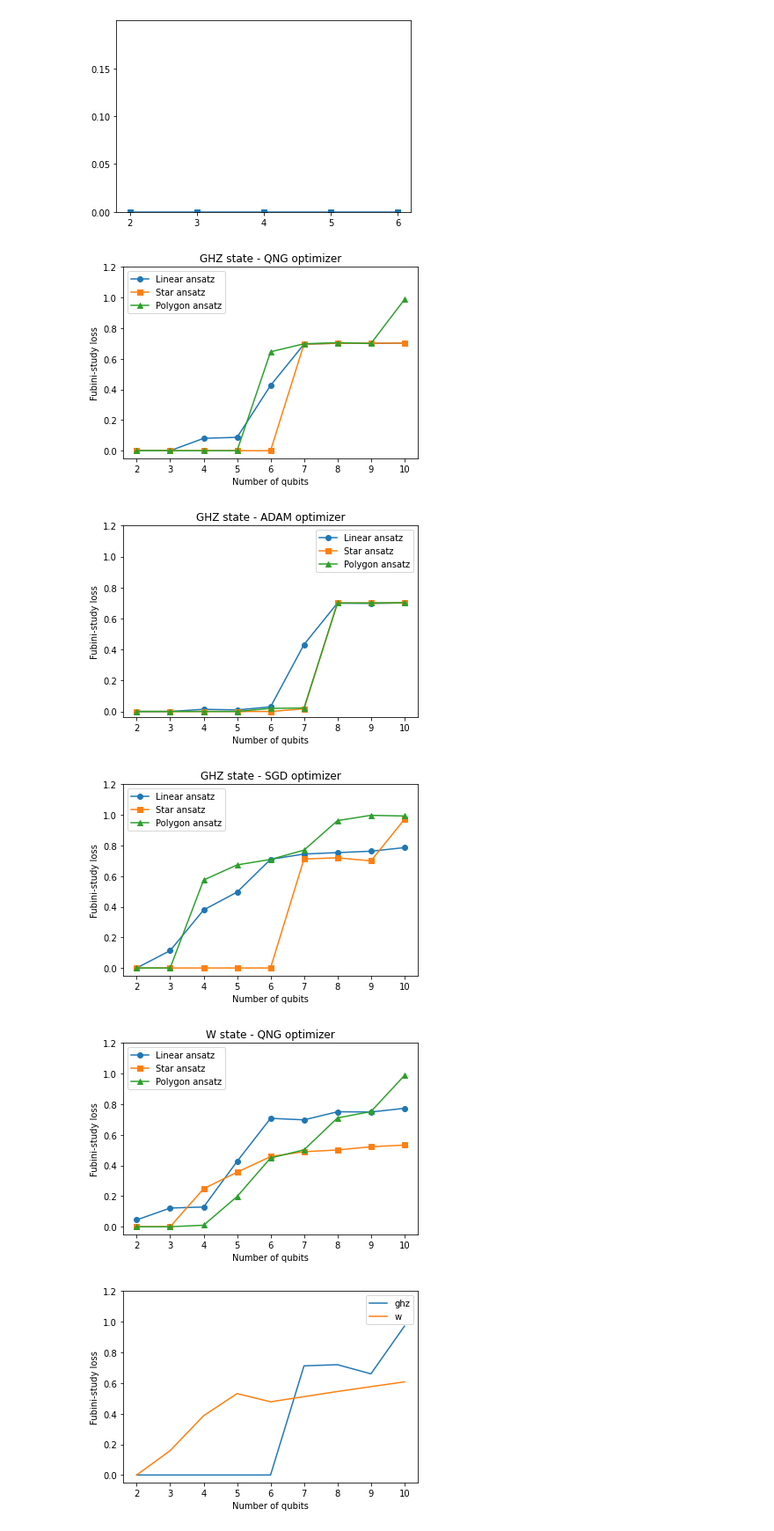
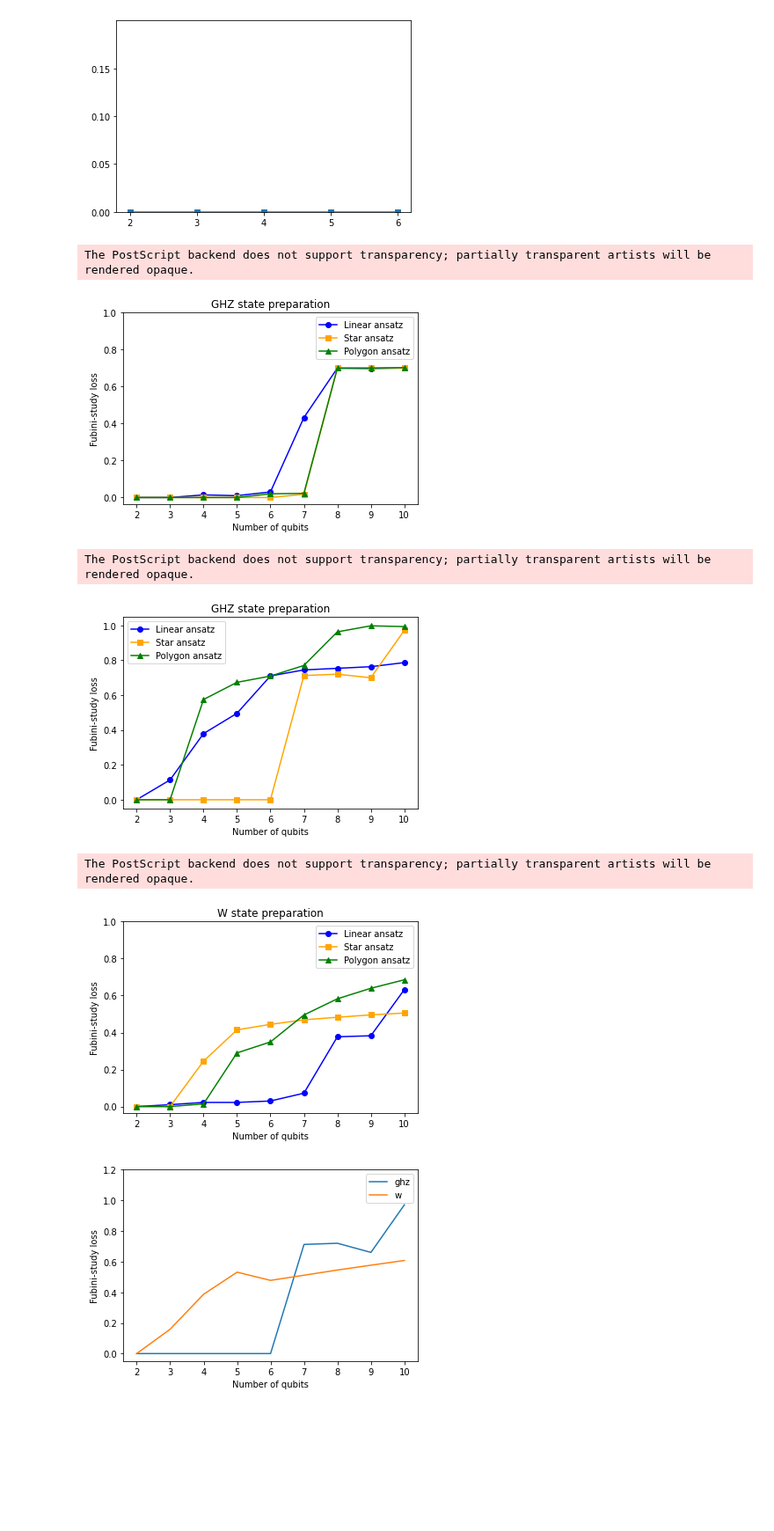
Before and after one commit to vutuanhai237/UC-VQA, a Jupyter notebook: codes/plot_compare_ansatz.ipynb, the cells around one changed output. Shown at 88% size. Cells and saved outputs as stored; diff of their text form; code cells hidden in the pictures; blank space fills up the shorter version.

```diff
--- a/codes/plot_compare_ansatz.ipynb
+++ b/codes/plot_compare_ansatz.ipynb
@@ -2,3 +2,17 @@
 import pandas as pd
 import numpy as np
 from matplotlib import pyplot as plt
+# %%
+state = 'w'
+ansatz = 'linear_ansatz_'
+path = "../experiments/" + ansatz + state + "/" + str(3) + '/loss_values_sgd.csv'
+loss1 = pd.read_csv(path, sep=",", header=None).to_numpy()
+path = "../experiments/" + ansatz + state + "/" + str(3) + '/loss_values_adam.csv'
+loss2 = pd.read_csv(path, sep=",", header=None).to_numpy()
+path = "../experiments/" + ansatz + state + "/" + str(3) + '/loss_values_qng.csv'
+loss3 = pd.read_csv(path, sep=",", header=None).to_numpy()
+plt.plot(loss1, label = 'SGD')
+plt.plot(loss2, label = 'Adam')
+plt.plot(loss3, label = 'QNG')
+plt.savefig(state.upper() + ' state - ' + ansatz + '.eps', dpi = 1000)
+plt.legend()
@@ -6,7 +23,7 @@ from matplotlib import pyplot as plt
 losss = []
 
 for i in range(2, 11):
-    path = "../experiments/polygon_ansatz_w/" + str(i) + '/loss_values_qng.csv'
+    path = "../experiments/linear_ansatz_w/" + str(i) + '/loss_values_qng.csv'
     loss = pd.read_csv(path, sep=",", header=None).to_numpy()
     plt.plot(loss, label = str(i) + ' qubits')
 plt.legend()
@@ -61,33 +78,34 @@ def get_loss(reconstruted_state, optimizer):
         path = "../experiments/polygon_ansatz_" + reconstruted_state + "/" + str(i) + '/loss_values_' + optimizer + '.csv'
         loss = pd.read_csv(path, sep=",", header=None).to_numpy()
         losss_polygon.append(np.min(loss))
-
-    plt.plot(qubits, losss_linear, marker='o', label = 'Linear ansatz')
-    plt.plot(qubits, losss_star, marker='s', label = 'Star ansatz')
-    plt.plot(qubits, losss_polygon, marker='^', label = 'Polygon ansatz')
+    plt.plot(qubits, losss_linear, marker='o', color = 'blue', label = 'Linear ansatz')
+    plt.plot(qubits, losss_star, marker='s', color = 'orange', label = 'Star ansatz')
+    plt.plot(qubits, losss_polygon, marker='^', color = 'green', label = 'Polygon ansatz')
     plt.xlabel('Number of qubits')
-    plt.yticks(np.arange(0, 1.4, 0.2))
+    plt.yticks(np.arange(0, 1.2, 0.2))
     plt.ylabel('Fubini-study loss')
-    plt.title(reconstruted_state.upper() + ' state - ' + optimizer.upper() + ' optimizer')
+    # plt.text(3.5, 0.5, optimizer.upper())
+    plt.title(reconstruted_state.upper() + ' state preparation')
     plt.legend()
-    plt.savefig(reconstruted_state.upper() + ' state - ' + optimizer.upper() + ' optimizer.png', dpi = 1000)
+    plt.savefig(reconstruted_state.upper() + ' state - ' + optimizer.upper() + ' optimizer.eps', dpi = 1000)
     plt.show()
 
-get_loss('ghz', 'qng')
+# get_loss('ghz', 'qng')
-# %% [output]
-[figure, removed]
 # %%
 get_loss('ghz', 'adam')
 # %% [output]
+The PostScript backend does not support transparency; partially transparent artists will be rendered opaque.
-[figure, old version]
+[figure, new version]
 # %%
 get_loss('ghz', 'sgd')
 # %% [output]
+The PostScript backend does not support transparency; partially transparent artists will be rendered opaque.
-[figure, old version]
+[figure, new version]
 # %%
-get_loss('w', 'qng')
+get_loss('w', 'adam')
 # %% [output]
+The PostScript backend does not support transparency; partially transparent artists will be rendered opaque.
-[figure, old version]
+[figure, new version]
 # %%
 def get_loss(reconstruted_state, optimizer):
     losss_linear, losss_star, losss_polygon = [], [], []
```
Also changed, not shown: parts of 3 cells of this notebook, 30 other files.
